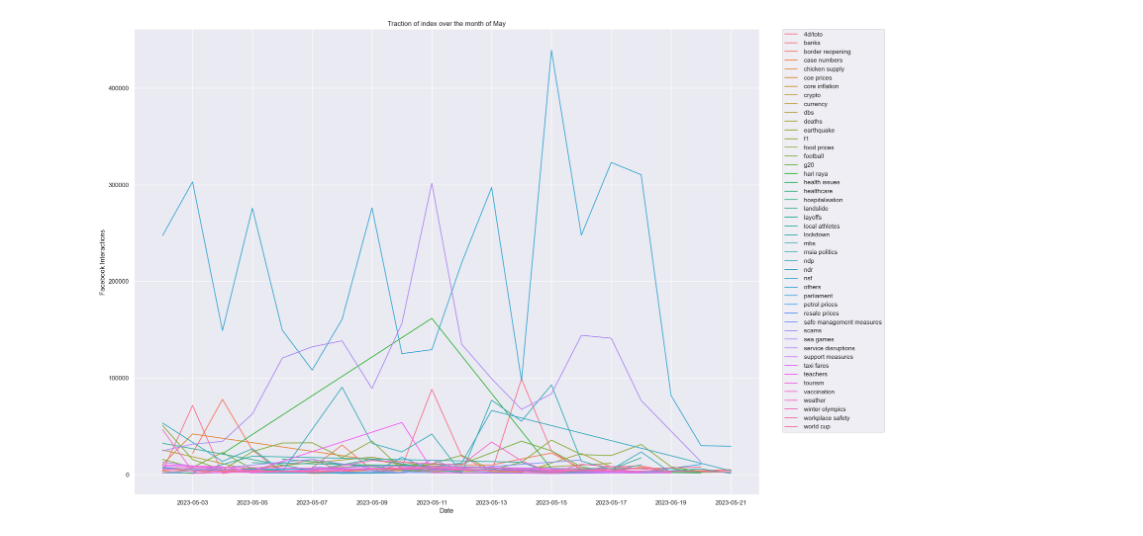
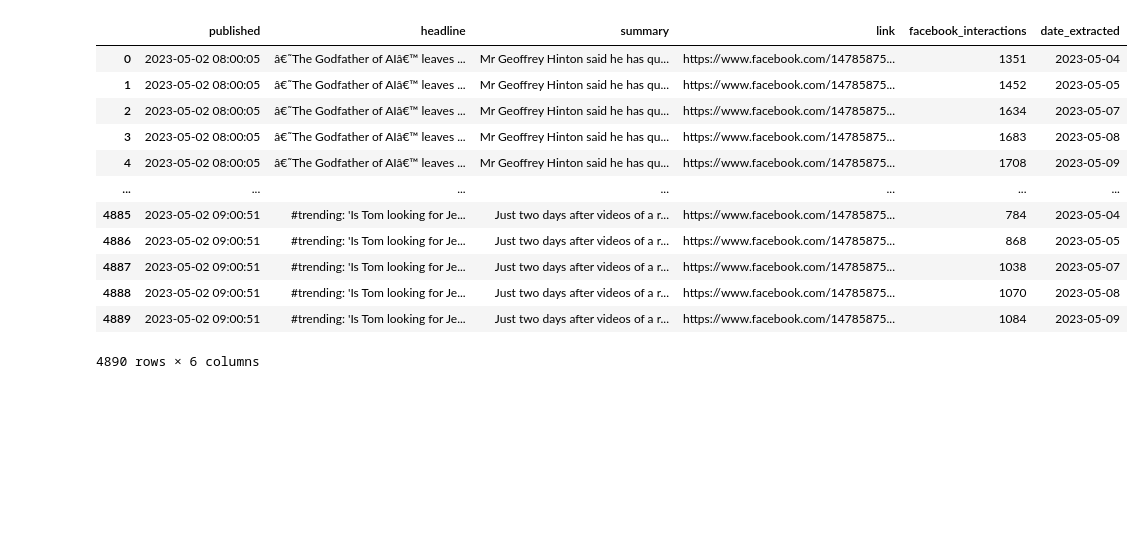
Before and after one commit to xeonkai/news_matching, a Jupyter notebook: traction-analytics/traction_analytics.ipynb, the cells around one changed output. Saved outputs shown, nothing was run; the diff lists cells and outputs as text; code cells hidden in the pictures; blank space fills up the shorter version.

Commit message:
traction analytics predication base

```diff
--- a/traction-analytics/traction_analytics.ipynb
+++ b/traction-analytics/traction_analytics.ipynb
@@ -198,15 +38,24 @@ plt.show()
-# %%
-df_group = df_preds.groupby(['index', 'date'])['facebook_interactions'].sum().reset_index()
-df_group = df_group[df_group['facebook_interactions'] > 1000]
-
-plt.figure(figsize=(20,15))
-sns.lineplot(data=df_group, x='date', y='facebook_interactions', hue='index', legend='brief')
-plt.title('Traction of index over the month of May')
-plt.xlabel('Date')
-plt.ylabel('Facebook Interactions')
-plt.legend(bbox_to_anchor=(1.2, 1), loc='upper right', borderaxespad=0)
-
-
-plt.show()
-# %% [output]
-[figure, removed]
+# %%
+# Read and perform basic data processing
+
+df = pd.read_csv('data/combined_data_merged.csv')
+df = df[['published', 'headline', 'summary', 'link', 'facebook_interactions', 'date_extracted']]
+df['published'] = pd.to_datetime(df['published'])
+df['date_extracted'] = pd.to_datetime(df['date_extracted'])
+df = df.sort_values(by=['headline', 'published', 'date_extracted'], ascending=[False, True, True]).reset_index(drop=True)
+
+df
+# %% [output]
+|  | published | headline | summary | link | facebook_interactions | date_extracted |
+| 0 | 2023-05-02 08:00:05 | â€˜The Godfather of AIâ€™ leaves ... | Mr Geoffrey Hinton said he has qu... | https://www.facebook.com/14785875... | 1351 | 2023-05-04 |
+| 1 | 2023-05-02 08:00:05 | â€˜The Godfather of AIâ€™ leaves ... | Mr Geoffrey Hinton said he has qu... | https://www.facebook.com/14785875... | 1452 | 2023-05-05 |
+| 2 | 2023-05-02 08:00:05 | â€˜The Godfather of AIâ€™ leaves ... | Mr Geoffrey Hinton said he has qu... | https://www.facebook.com/14785875... | 1634 | 2023-05-07 |
+| 3 | 2023-05-02 08:00:05 | â€˜The Godfather of AIâ€™ leaves ... | Mr Geoffrey Hinton said he has qu... | https://www.facebook.com/14785875... | 1683 | 2023-05-08 |
+| 4 | 2023-05-02 08:00:05 | â€˜The Godfather of AIâ€™ leaves ... | Mr Geoffrey Hinton said he has qu... | https://www.facebook.com/14785875... | 1708 | 2023-05-09 |
+| ... | ... | ... | ... | ... | ... | ... |
+| 4885 | 2023-05-02 09:00:51 | #trending: 'Is Tom looking for Je... | Just two days after videos of a r... | https://www.facebook.com/14785875... | 784 | 2023-05-04 |
+| 4886 | 2023-05-02 09:00:51 | #trending: 'Is Tom looking for Je... | Just two days after videos of a r... | https://www.facebook.com/14785875... | 868 | 2023-05-05 |
+| 4887 | 2023-05-02 09:00:51 | #trending: 'Is Tom looking for Je... | Just two days after videos of a r... | https://www.facebook.com/14785875... | 1038 | 2023-05-07 |
+| 4888 | 2023-05-02 09:00:51 | #trending: 'Is Tom looking for Je... | Just two days after videos of a r... | https://www.facebook.com/14785875... | 1070 | 2023-05-08 |
+| 4889 | 2023-05-02 09:00:51 | #trending: 'Is Tom looking for Je... | Just two days after videos of a r... | https://www.facebook.com/14785875... | 1084 | 2023-05-09 |
+4890 rows × 6 columns
```
Also changed, not shown: parts of 45 cells of this notebook, 1 other file.
